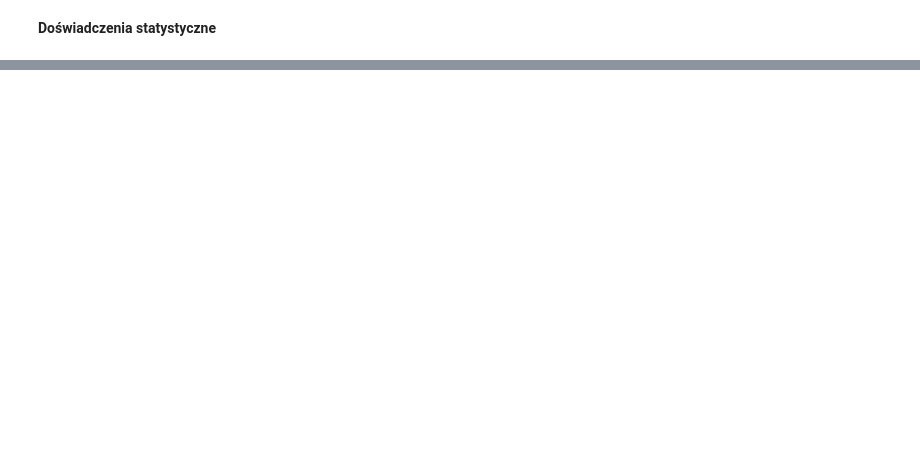
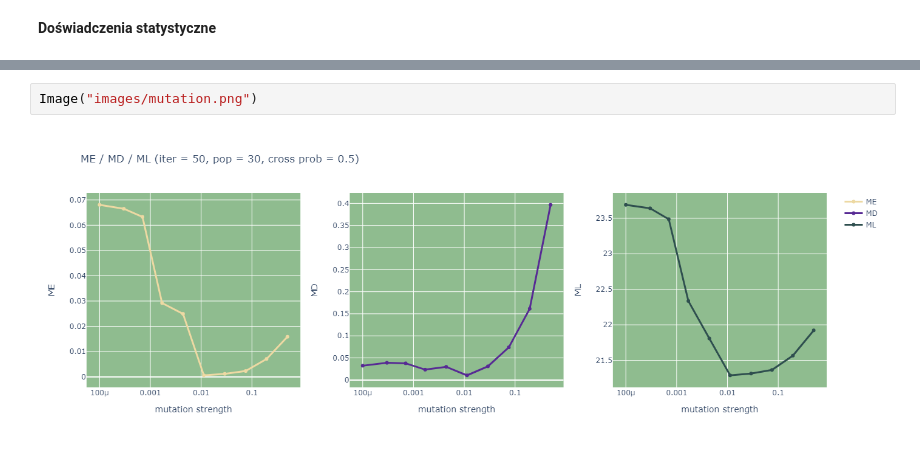
Before and after one commit to janekfilipecki/core-machine-learning, a Jupyter notebook: cw_2.ipynb, the cells around one changed output, grey strips where cells are left out. Saved outputs shown, nothing was run; the diff lists cells and outputs as text; blank space fills up the shorter version.

```diff
--- a/cw_2.ipynb
+++ b/cw_2.ipynb
@@ -214,0 +311,4 @@ df_stat
+# %%
+Image("images/mutation.png")
+# %% [output]
+[figure, added]
```
Also changed, not shown: parts of 17 cells of this notebook.
